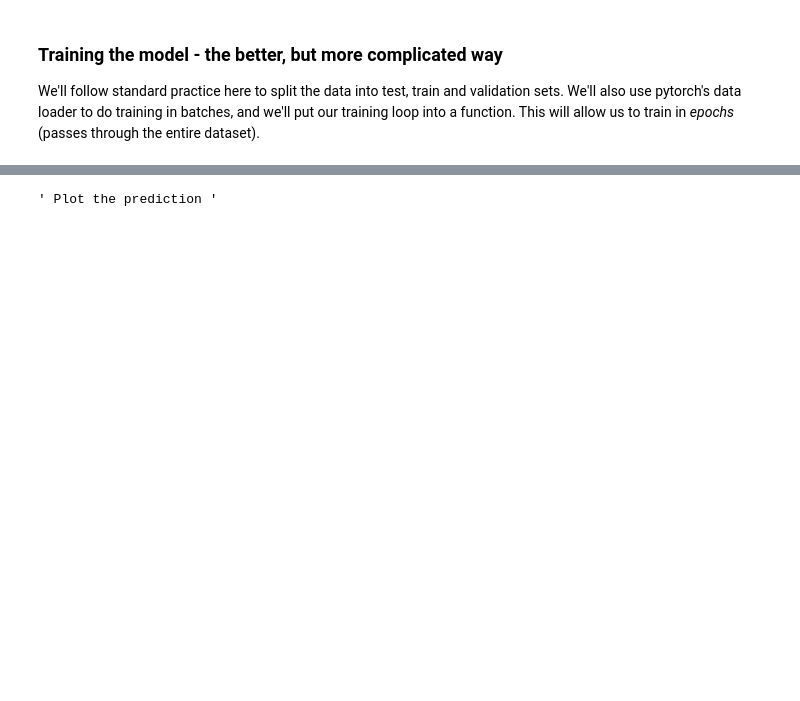
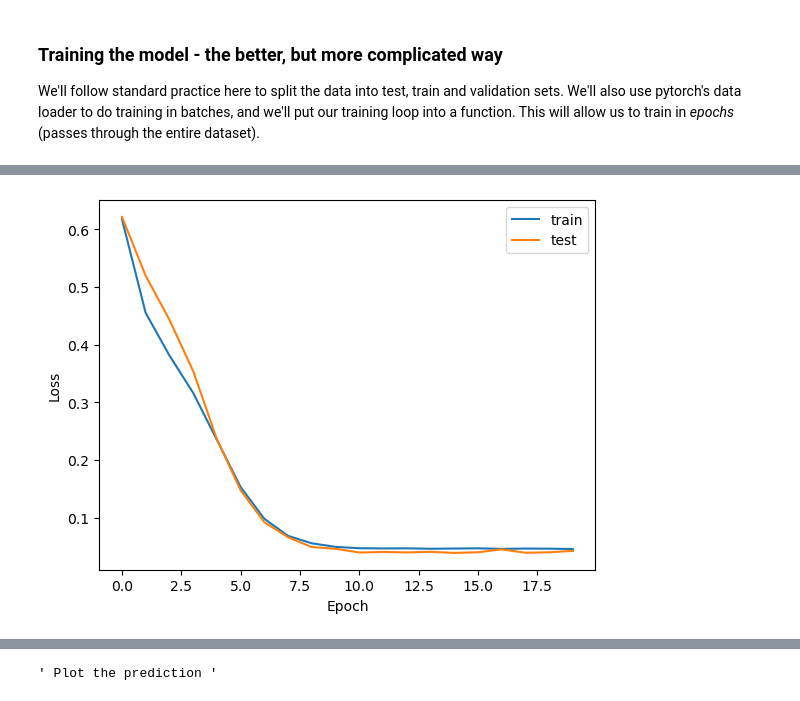
Before and after one commit to match798/G690, a Jupyter notebook: 07_machine_learning_intro/07_workalong01_machine_learning_basics.ipynb, the cells around one changed output, grey strips where cells are left out. Drawn from its saved outputs; the diff is of its cells as text; code cells hidden in the pictures; blank space fills up the shorter version.

```diff
--- a/07_machine_learning_intro/07_workalong01_machine_learning_basics.ipynb
+++ b/07_machine_learning_intro/07_workalong01_machine_learning_basics.ipynb
@@ -286,0 +392,23 @@ We'll follow standard practice here to split the data into test, train and valid
+# %%
+""" Train the model """
+# track the training loss
+train_loss = []
+test_loss = []
+
+for epoch in range(num_epochs):
+    # run the training loop
+    train_loss.append(train_loop(train_dl, model_2, loss_fn, optim))
+    # run the test loop
+    test_loss.append(test_loop(test_dl, model_2, loss_fn))
+
+
+
+fig, ax = plt.subplots()
+ax.plot(train_loss, label="train")
+ax.plot(test_loss, label="test")
+ax.legend()
+ax.set_xlabel("Epoch")
+ax.set_ylabel("Loss")
+plt.show()
+# %% [output]
+[figure, added]
```
Also changed, not shown: parts of 7 cells of this notebook.
